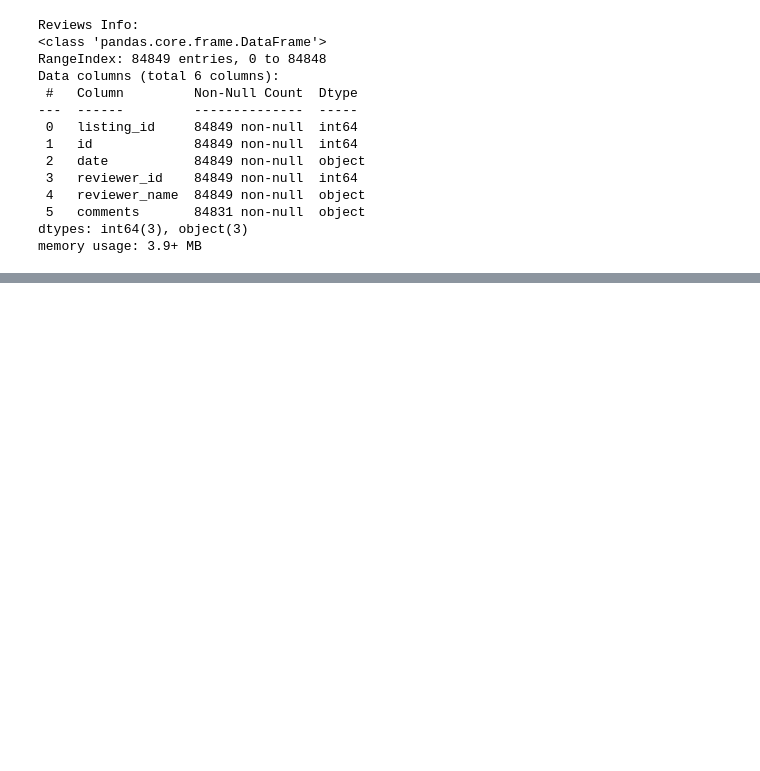
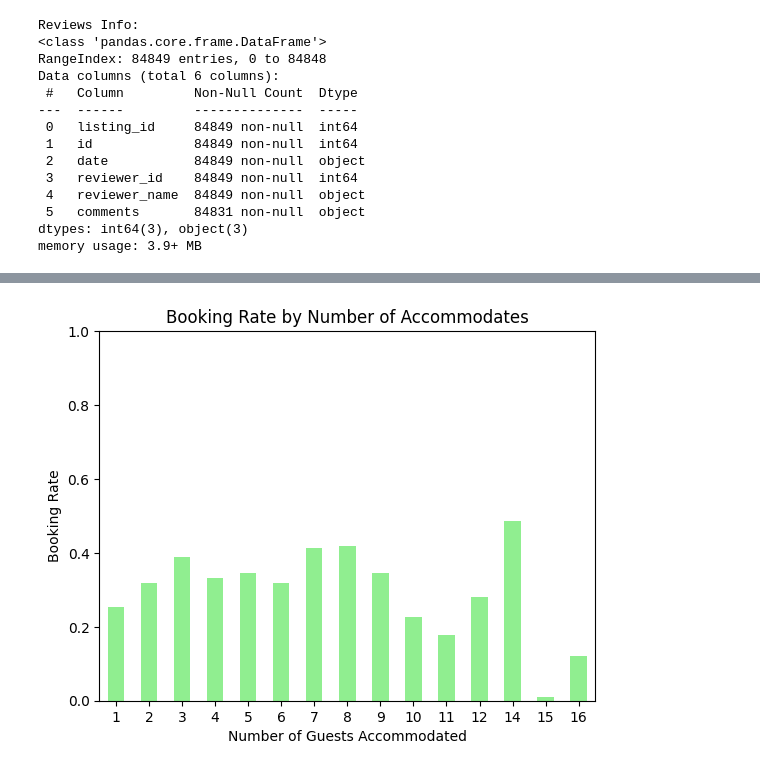
Before and after one commit to noorAlsaud/seattleAirbnb, a Jupyter notebook: airbnb_seattle.ipynb, the cells around one changed output, grey strips where cells are left out. Cells and saved outputs as stored; diff of their text form; code cells hidden in the pictures; blank space fills up the shorter version.

```diff
--- a/airbnb_seattle.ipynb
+++ b/airbnb_seattle.ipynb
@@ -649,0 +755,6 @@ comments                   0         0.0
+# %%
+# Group by accommodates and calculate booking rate
+accommodates_booking_rate = relevant_data.groupby('accommodates')['booked'].mean()
+
+# Print the booking rates
+print(accommodates_booking_rate)
@@ -649,0 +779,10 @@ comments                   0         0.0
+# %%
+# Plot booking rate by accommodates
+accommodates_booking_rate.plot(kind='bar', title='Booking Rate by Number of Accommodates', color='lightgreen')
+plt.xlabel('Number of Guests Accommodated')
+plt.ylabel('Booking Rate')
+plt.ylim(0, 1)  # Set y-axis limits to 0-1
+plt.xticks(rotation=0)
+plt.show()
+# %% [output]
+[figure, added]
```
Also changed, not shown: parts of 85 cells of this notebook.
